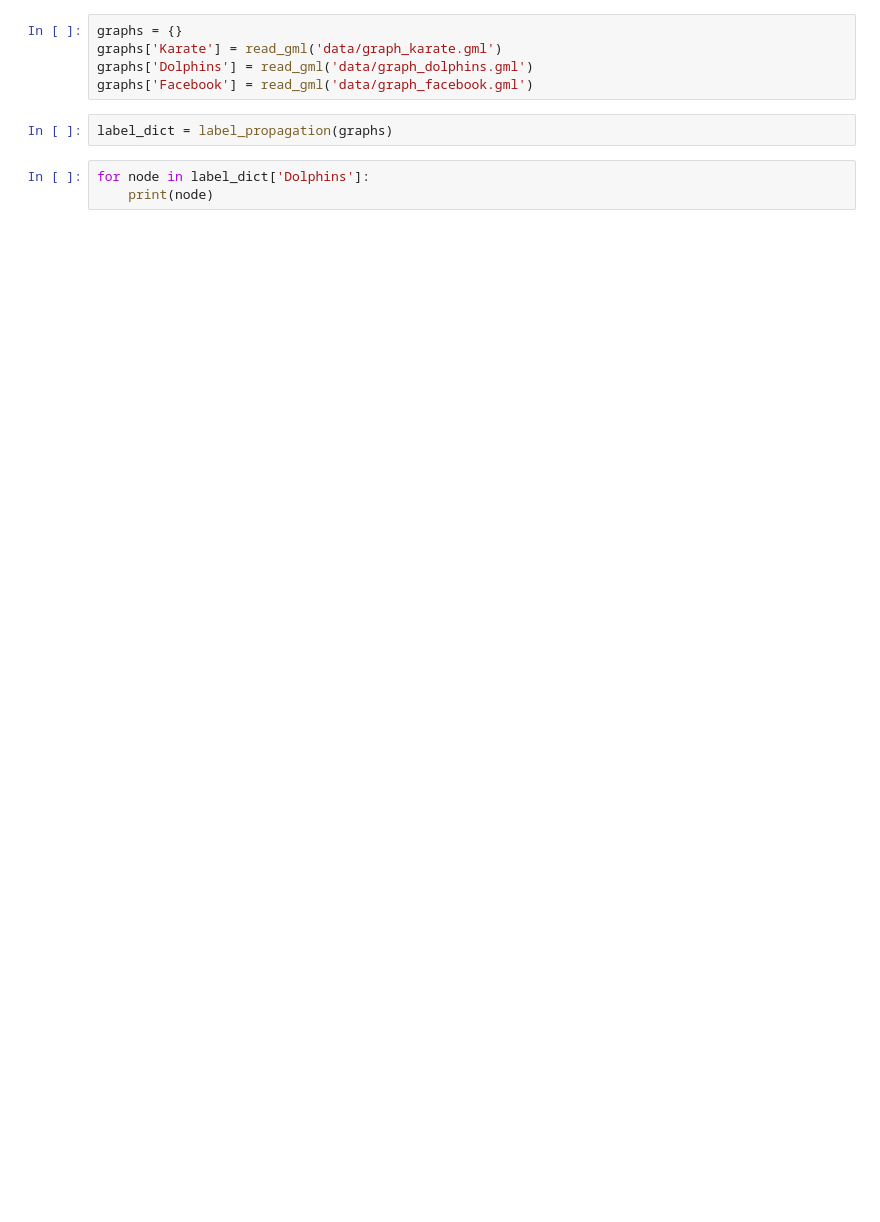
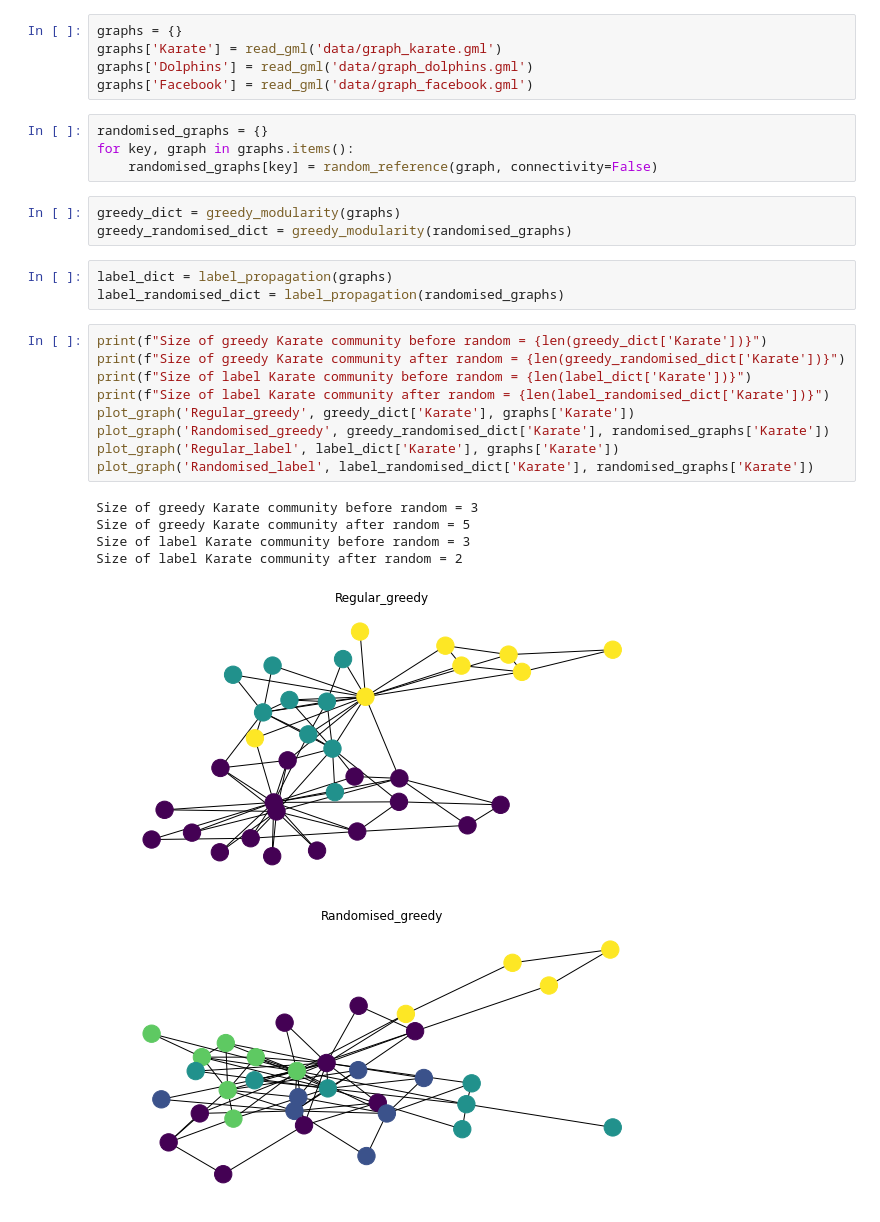
Before and after one commit to moerfii/network_science_uzh, a Jupyter notebook: assignment_4/excercise04.ipynb, the cells around one changed output. Saved outputs shown, nothing was run; the diff lists cells and outputs as text; blank space fills up the shorter version.

```diff
--- a/assignment_4/excercise04.ipynb
+++ b/assignment_4/excercise04.ipynb
@@ -45,8 +45,29 @@ graphs = {}
 graphs['Karate'] = read_gml('data/graph_karate.gml')
 graphs['Dolphins'] = read_gml('data/graph_dolphins.gml')
 graphs['Facebook'] = read_gml('data/graph_facebook.gml')
+# %%
+randomised_graphs = {}
+for key, graph in graphs.items():
+    randomised_graphs[key] = random_reference(graph, connectivity=False)
+# %%
+greedy_dict = greedy_modularity(graphs)
+greedy_randomised_dict = greedy_modularity(randomised_graphs)
 # %%
 label_dict = label_propagation(graphs)
+label_randomised_dict = label_propagation(randomised_graphs)
-# %%
-for node in label_dict['Dolphins']:
-    print(node)
+# %%
+print(f"Size of greedy Karate community before random = {len(greedy_dict['Karate'])}")
+print(f"Size of greedy Karate community after random = {len(greedy_randomised_dict['Karate'])}")
+print(f"Size of label Karate community before random = {len(label_dict['Karate'])}")
+print(f"Size of label Karate community after random = {len(label_randomised_dict['Karate'])}")
+plot_graph('Regular_greedy', greedy_dict['Karate'], graphs['Karate'])
+plot_graph('Randomised_greedy', greedy_randomised_dict['Karate'], randomised_graphs['Karate'])
+plot_graph('Regular_label', label_dict['Karate'], graphs['Karate'])
+plot_graph('Randomised_label', label_randomised_dict['Karate'], randomised_graphs['Karate'])
+# %% [output]
+Size of greedy Karate community before random = 3
+Size of greedy Karate community after random = 5
+Size of label Karate community before random = 3
+Size of label Karate community after random = 2
+[figure, added]
+[figure, added]
```
Also changed, not shown: parts of 10 cells of this notebook.
